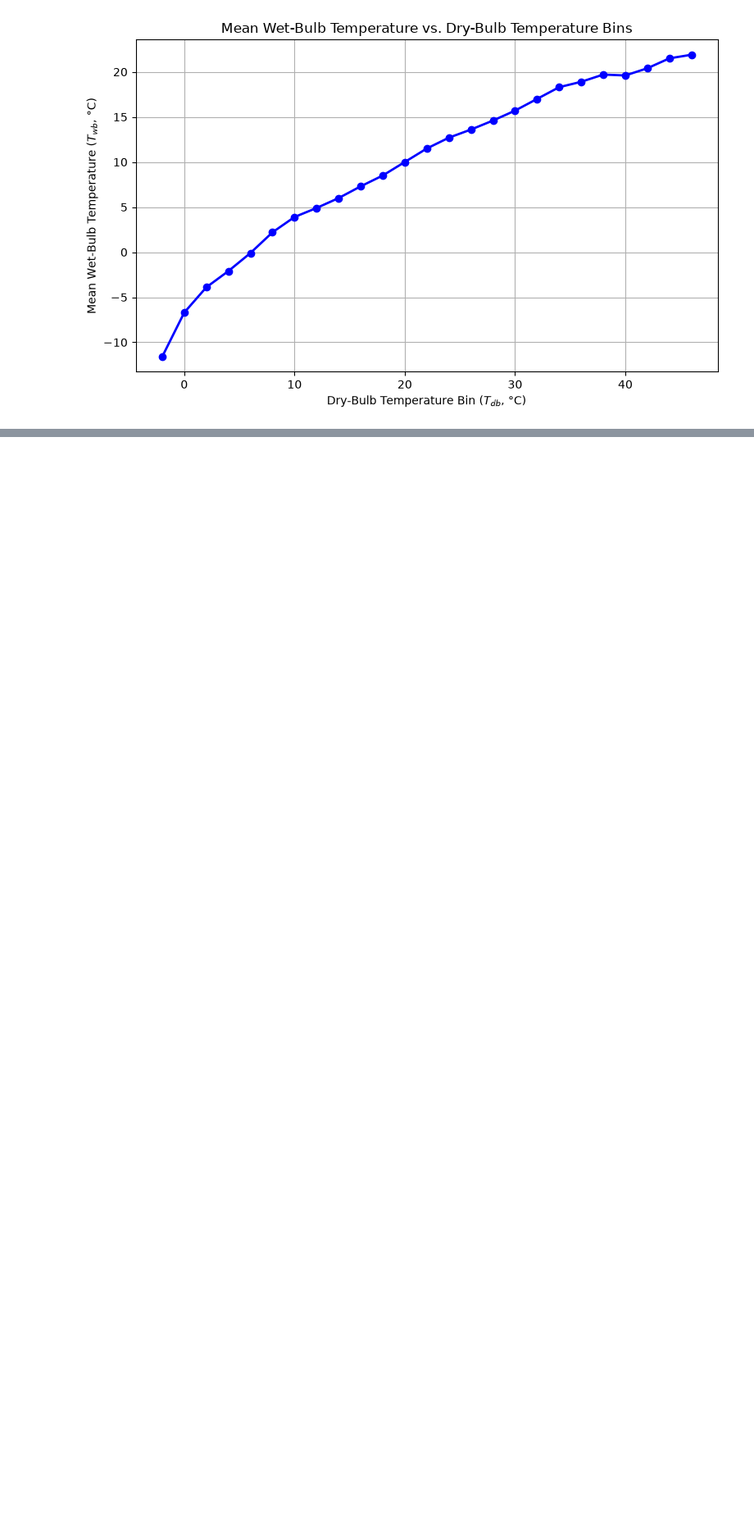
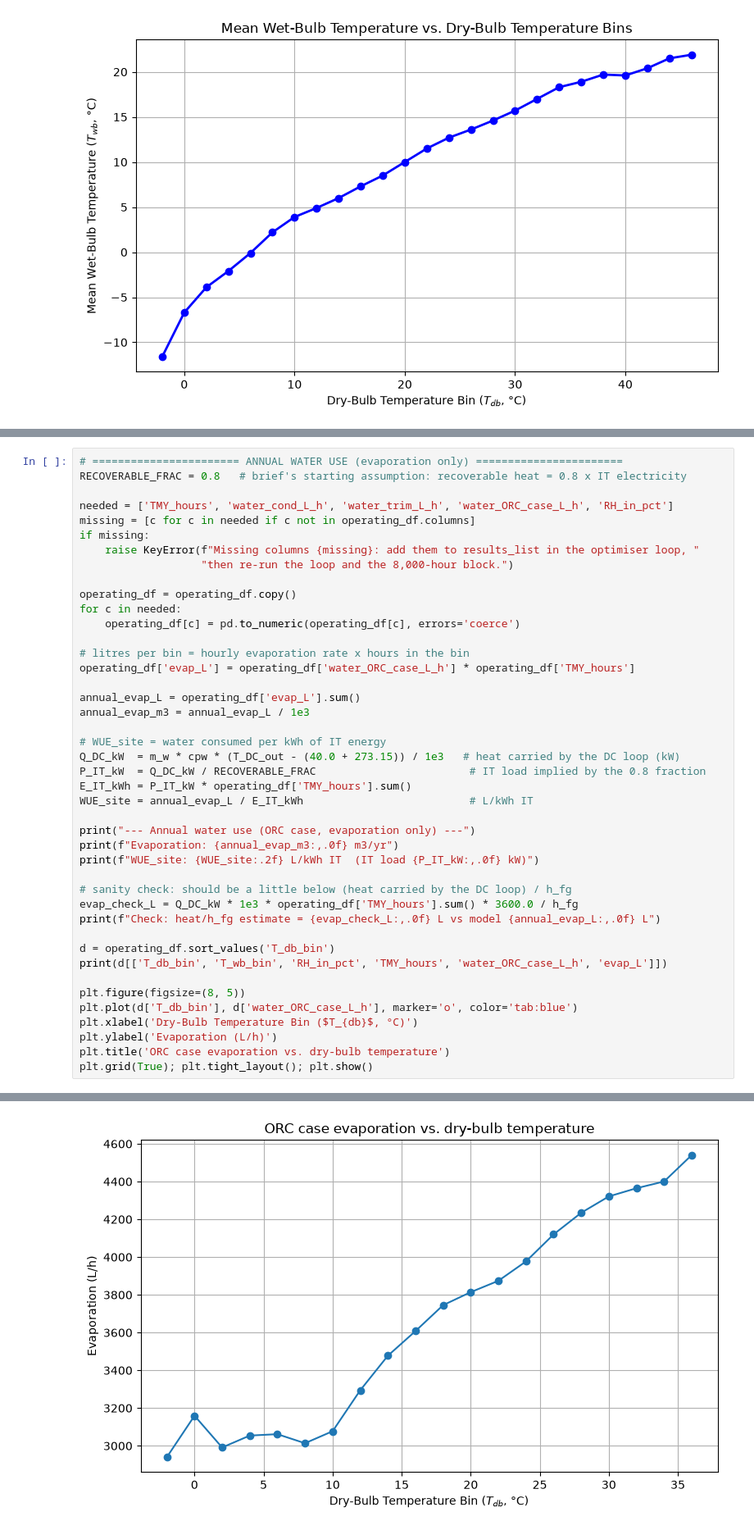
Before and after one commit to aewalter/Thermo, a Jupyter notebook: ORC_optimiser.ipynb, the cells around one changed output, grey strips where cells are left out. Shown at 82% size. Drawn from its saved outputs; the diff is of its cells as text; blank space fills up the shorter version.

```diff
--- a/ORC_optimiser.ipynb
+++ b/ORC_optimiser.ipynb
@@ -325,0 +366,44 @@ Omitted or partially trimmed bins (lowest production):
+# %%
+# ======================= ANNUAL WATER USE (evaporation only) =======================
+RECOVERABLE_FRAC = 0.8   # brief's starting assumption: recoverable heat = 0.8 x IT electricity
+
+needed = ['TMY_hours', 'water_cond_L_h', 'water_trim_L_h', 'water_ORC_case_L_h', 'RH_in_pct']
+missing = [c for c in needed if c not in operating_df.columns]
+if missing:
+    raise KeyError(f"Missing columns {missing}: add them to results_list in the optimiser loop, "
+                   "then re-run the loop and the 8,000-hour block.")
+
+operating_df = operating_df.copy()
+for c in needed:
+    operating_df[c] = pd.to_numeric(operating_df[c], errors='coerce')
+
+# litres per bin = hourly evaporation rate x hours in the bin
+operating_df['evap_L'] = operating_df['water_ORC_case_L_h'] * operating_df['TMY_hours']
+
+annual_evap_L = operating_df['evap_L'].sum()
+annual_evap_m3 = annual_evap_L / 1e3
+
+# WUE_site = water consumed per kWh of IT energy
+Q_DC_kW  = m_w * cpw * (T_DC_out - (40.0 + 273.15)) / 1e3   # heat carried by the DC loop (kW)
+P_IT_kW  = Q_DC_kW / RECOVERABLE_FRAC                        # IT load implied by the 0.8 fraction
+E_IT_kWh = P_IT_kW * operating_df['TMY_hours'].sum()
+WUE_site = annual_evap_L / E_IT_kWh                          # L/kWh IT
+
+print("--- Annual water use (ORC case, evaporation only) ---")
+print(f"Evaporation: {annual_evap_m3:,.0f} m3/yr")
+print(f"WUE_site: {WUE_site:.2f} L/kWh IT  (IT load {P_IT_kW:,.0f} kW)")
+
+# sanity check: should be a little below (heat carried by the DC loop) / h_fg
+evap_check_L = Q_DC_kW * 1e3 * operating_df['TMY_hours'].sum() * 3600.0 / h_fg
+print(f"Check: heat/h_fg estimate = {evap_check_L:,.0f} L vs model {annual_evap_L:,.0f} L")
+
+d = operating_df.sort_values('T_db_bin')
+print(d[['T_db_bin', 'T_wb_bin', 'RH_in_pct', 'TMY_hours', 'water_ORC_case_L_h', 'evap_L']])
+
+plt.figure(figsize=(8, 5))
+plt.plot(d['T_db_bin'], d['water_ORC_case_L_h'], marker='o', color='tab:blue')
+plt.xlabel('Dry-Bulb Temperature Bin ($T_{db}$, °C)')
+plt.ylabel('Evaporation (L/h)')
+plt.title('ORC case evaporation vs. dry-bulb temperature')
+plt.grid(True); plt.tight_layout(); plt.show()
+# %% [output]
@@ -325,0 +427 @@ Omitted or partially trimmed bins (lowest production):
+[figure, added]
```
Also changed, not shown: parts of 9 cells of this notebook, 20 other files.
